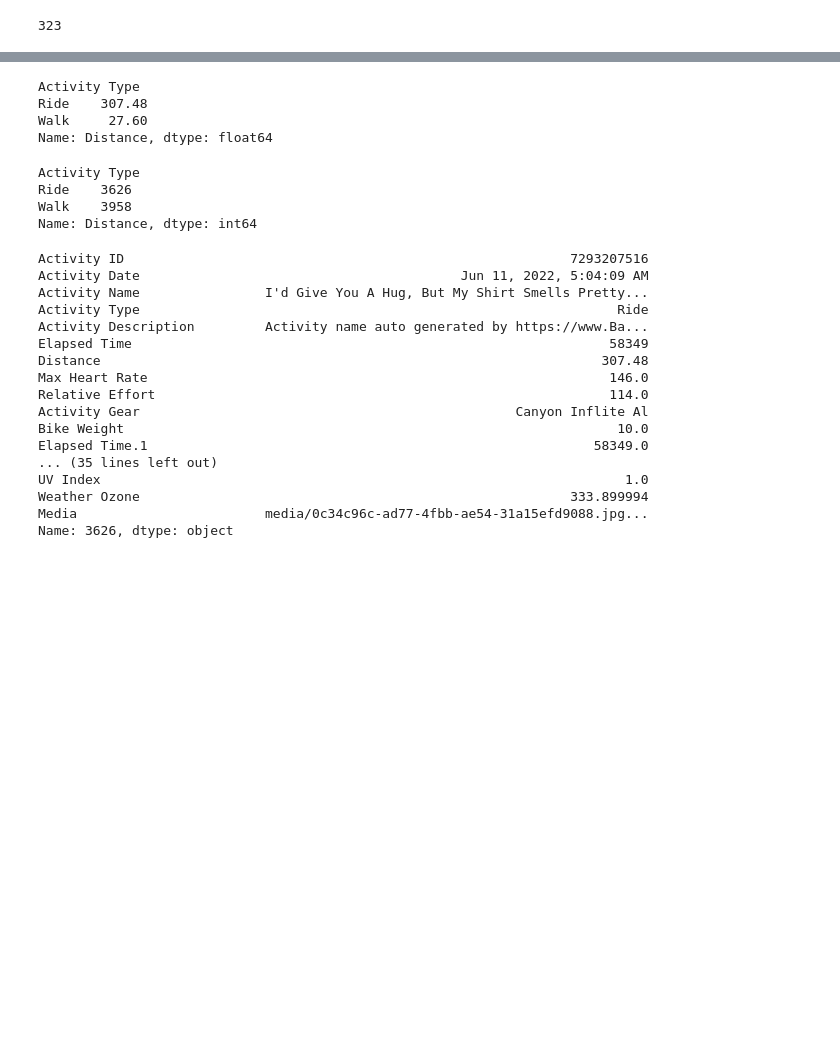
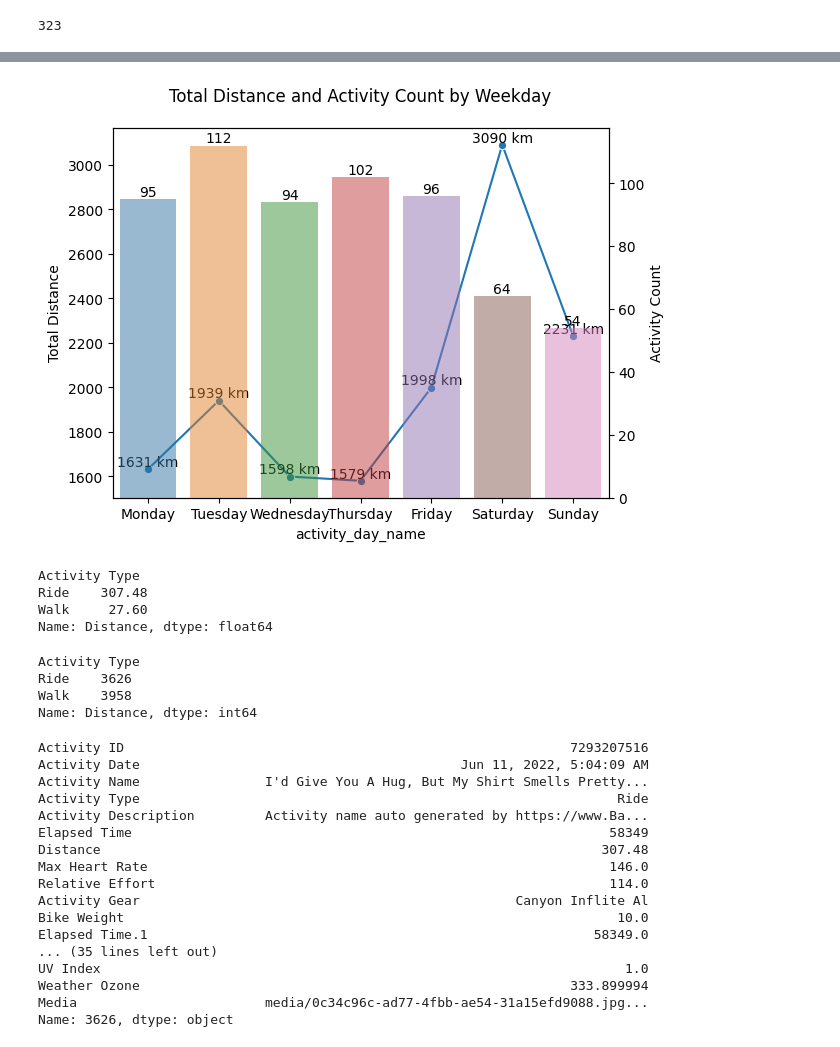
Before and after one commit to gyteniz/Strava_analize, a Jupyter notebook: strava_act.ipynb, the cells around one changed output, grey strips where cells are left out. Cells and saved outputs as stored; diff of their text form; code cells hidden in the pictures; blank space fills up the shorter version.

```diff
--- a/strava_act.ipynb
+++ b/strava_act.ipynb
@@ -211,3 +263,38 @@ g.set(xlabel='Month', ylabel='Day')
+# %%
+# Define the desired order of weekdays
+weekday_order = ["Monday", "Tuesday", "Wednesday", "Thursday", "Friday", "Saturday", "Sunday"]
+
+# Perform the groupby and get counts of activity_day_name for each weekday
+day_name_counts = df["activity_day_name"].value_counts().reindex(weekday_order)
+
+# Perform the groupby and get sums of Distance for each weekday
+day_name_sum = df.groupby("activity_day_name")["Distance"].sum().reindex(weekday_order)
+
+# Create the line plot
+fig, ax1 = plt.subplots()
+ax1.set_title('Total Distance and Activity Count by Weekday', y=1.05)
+ax1.set_ylabel('Total Distance')
+
+lineplot = sns.lineplot(x=day_name_sum.index, y=day_name_sum.values, marker="o", ax=ax1)
+
+# Annotate line plot with sum values
+for x, y in zip(day_name_sum.index, day_name_sum.values):
+    lineplot.text(x, y, f'{int(y)} km', ha='center', va='bottom')
+
+# Create the bar plot on the second axis
+ax2 = ax1.twinx()
+barplot = sns.barplot(x=day_name_counts.index, y=day_name_counts.values, ax=ax2, alpha=0.5)
+
+ax2.set_ylabel('Activity Count')
+
+# Annotate bar plot with count values
+for x, y in zip(range(len(day_name_counts)), day_name_counts.values):
+    barplot.text(x, y, str(y), ha='center', va='bottom')
+
+# Display the plot
+plt.show()
+# %% [output]
+[figure, added]
 # %%
 # longest distance activity based on activity type
 df.groupby(['Activity Type'], sort=False)['Distance'].max()
```
Also changed, not shown: parts of 13 cells of this notebook.
